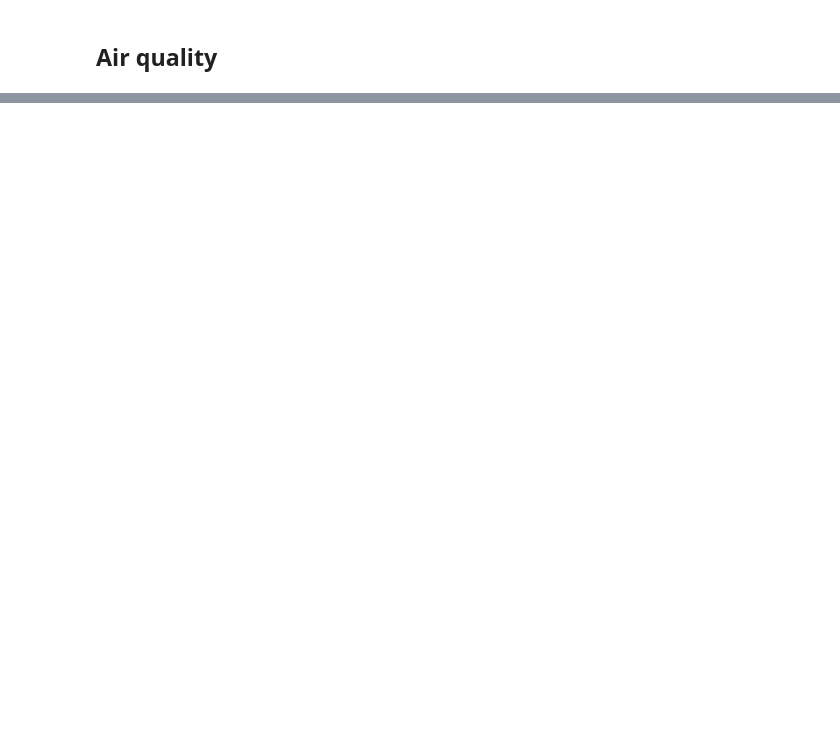
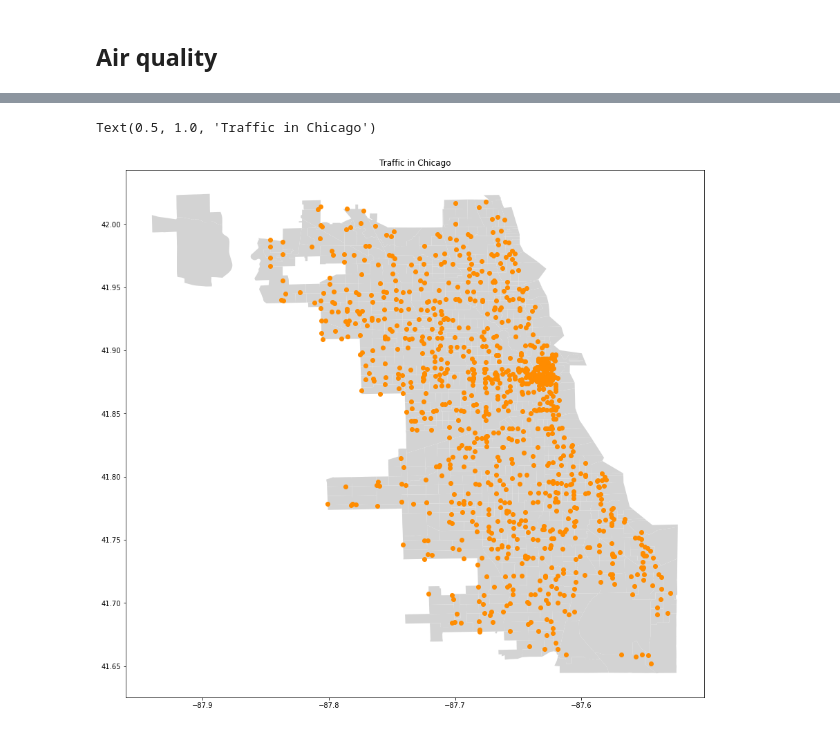
Before and after one commit to Barbarioli/sociome, a Jupyter notebook: eda/eda.ipynb, the cells around one changed output, grey strips where cells are left out. Cells and saved outputs as stored; diff of their text form; code cells hidden in the pictures; blank space fills up the shorter version.

```diff
--- a/eda/eda.ipynb
+++ b/eda/eda.ipynb
@@ -151,0 +449,2 @@ air_quality.head()
+# %%
+traffic_geo = gpd.GeoDataFrame(traffic, geometry = gpd.points_from_xy(traffic.longitude, traffic.latitude))
@@ -151,0 +545,8 @@ air_quality.head()
+# %%
+fig, ax = plt.subplots(figsize = (15, 15))
+chicago.plot(ax = ax, color ='lightgrey')
+traffic_geo.plot(ax = ax, color='darkorange')
+ax.set_title('Traffic in Chicago')
+# %% [output]
+Text(0.5, 1.0, 'Traffic in Chicago')
+[figure, added]
```
Also changed, not shown: parts of 81 cells of this notebook.
